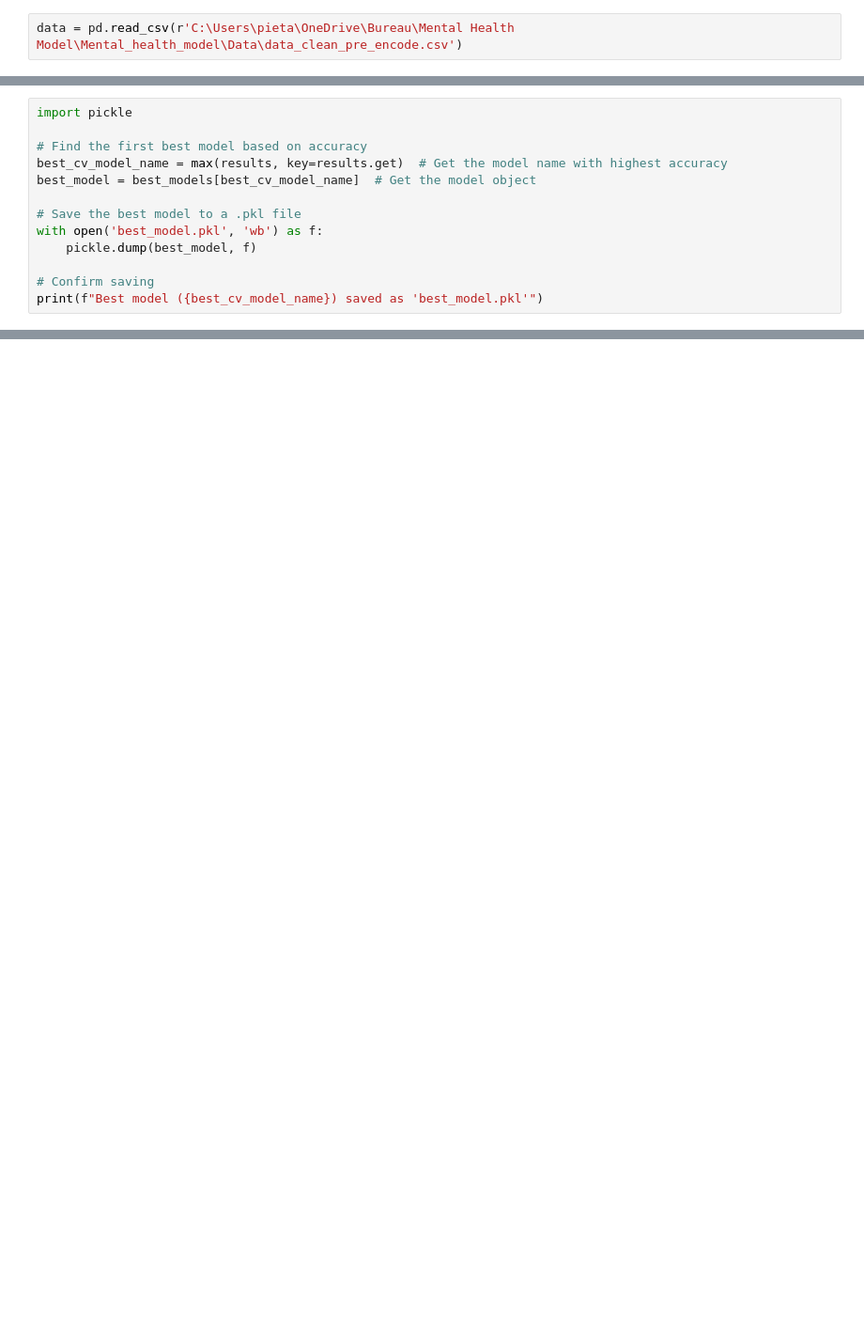
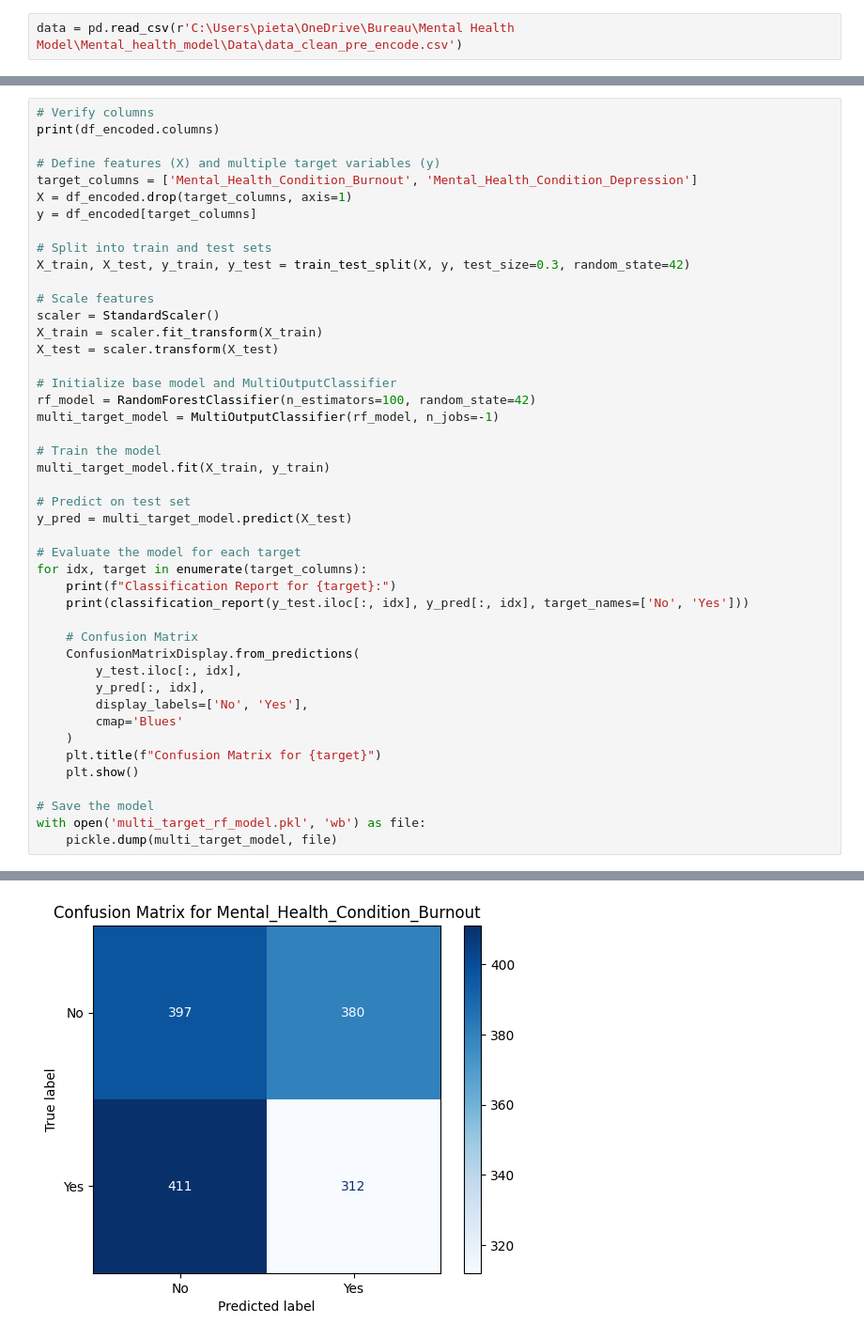
Before and after one commit to AdrienPiette/Mental_health_model, a Jupyter notebook: Model_training/Model_training.ipynb, the cells around one changed output, grey strips where cells are left out. Shown at 94% size. Saved outputs shown, nothing was run; the diff lists cells and outputs as text; blank space fills up the shorter version.

```diff
--- a/Model_training/Model_training.ipynb
+++ b/Model_training/Model_training.ipynb
@@ -300,13 +29,0 @@ Best Model based on Cross-Validation: Naive Bayes
-# %%
-import pickle
-
-# Find the first best model based on accuracy
-best_cv_model_name = max(results, key=results.get)  # Get the model name with highest accuracy
-best_model = best_models[best_cv_model_name]  # Get the model object
-
-# Save the best model to a .pkl file
-with open('best_model.pkl', 'wb') as f:
-    pickle.dump(best_model, f)
-
-# Confirm saving
-print(f"Best model ({best_cv_model_name}) saved as 'best_model.pkl'")
@@ -457,0 +83,46 @@ Each use case depends on the requirements of your project, such as whether the m
+# %%
+# Verify columns
+print(df_encoded.columns)
+
+# Define features (X) and multiple target variables (y)
+target_columns = ['Mental_Health_Condition_Burnout', 'Mental_Health_Condition_Depression']
+X = df_encoded.drop(target_columns, axis=1)
+y = df_encoded[target_columns]
+
+# Split into train and test sets
+X_train, X_test, y_train, y_test = train_test_split(X, y, test_size=0.3, random_state=42)
+
+# Scale features
+scaler = StandardScaler()
+X_train = scaler.fit_transform(X_train)
+X_test = scaler.transform(X_test)
+
+# Initialize base model and MultiOutputClassifier
+rf_model = RandomForestClassifier(n_estimators=100, random_state=42)
+multi_target_model = MultiOutputClassifier(rf_model, n_jobs=-1)
+
+# Train the model
+multi_target_model.fit(X_train, y_train)
+
+# Predict on test set
+y_pred = multi_target_model.predict(X_test)
+
+# Evaluate the model for each target
+for idx, target in enumerate(target_columns):
+    print(f"Classification Report for {target}:")
+    print(classification_report(y_test.iloc[:, idx], y_pred[:, idx], target_names=['No', 'Yes']))
+
+    # Confusion Matrix
+    ConfusionMatrixDisplay.from_predictions(
+        y_test.iloc[:, idx],
+        y_pred[:, idx],
+        display_labels=['No', 'Yes'],
+        cmap='Blues'
+    )
+    plt.title(f"Confusion Matrix for {target}")
+    plt.show()
+
+# Save the model
+with open('multi_target_rf_model.pkl', 'wb') as file:
+    pickle.dump(multi_target_model, file)
+# %% [output]
@@ -457,0 +146 @@ Each use case depends on the requirements of your project, such as whether the m
+[figure, added]
```
Also changed, not shown: parts of 18 cells of this notebook, 14 other files.
